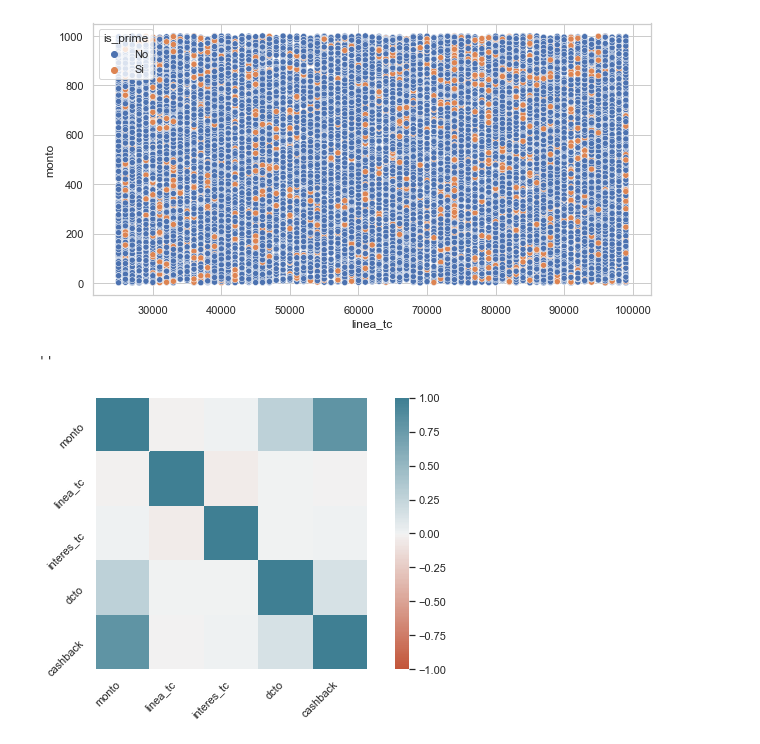
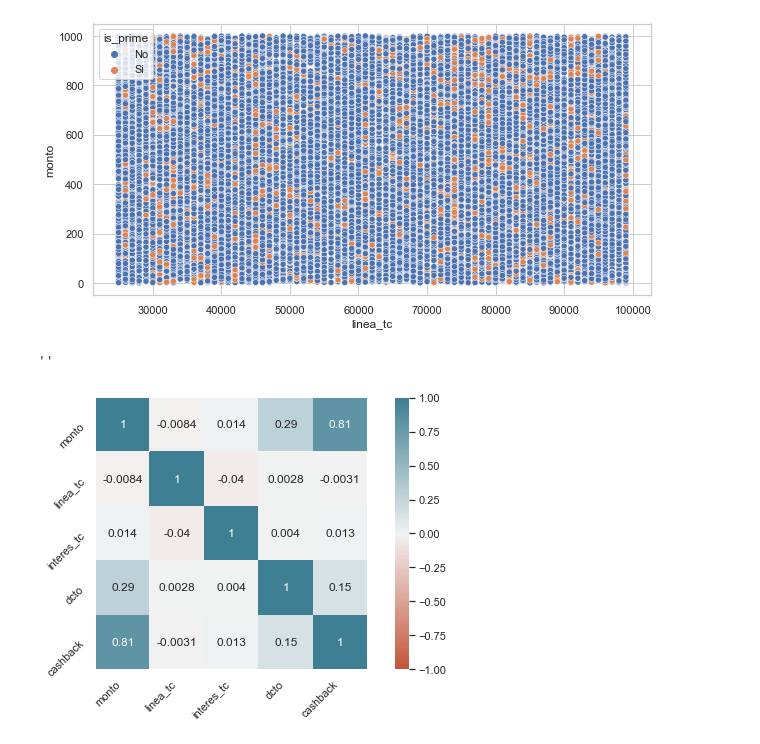
Before and after one commit to ElenaVillano/challenge_rpmx, a Jupyter notebook: notebooks/geda.ipynb, the cells around one changed output. Cells and saved outputs as stored; diff of their text form; code cells hidden in the pictures.

```diff
--- a/notebooks/geda.ipynb
+++ b/notebooks/geda.ipynb
@@ -311,21 +321,21 @@ corr = numericas.corr()
 # %%
 ax = sns.heatmap(
     corr,
-    vmin=-1, vmax=1, center=0,
+    vmin=-1, vmax=1, center=0,annot=True,
     cmap=sns.diverging_palette(20, 220, n=200),
     square=True
 )
 ax.set_xticklabels(
     ax.get_xticklabels(),
     rotation=45,
     horizontalalignment='right'
 )
 ax.set_yticklabels(
     ax.get_yticklabels(),
     rotation=45,
     horizontalalignment='right'
 )
 ;
 # %% [output]
 ''
-[figure, old version]
+[figure, new version]
```
Also changed, not shown: parts of 3 cells of this notebook, 2 other files.
